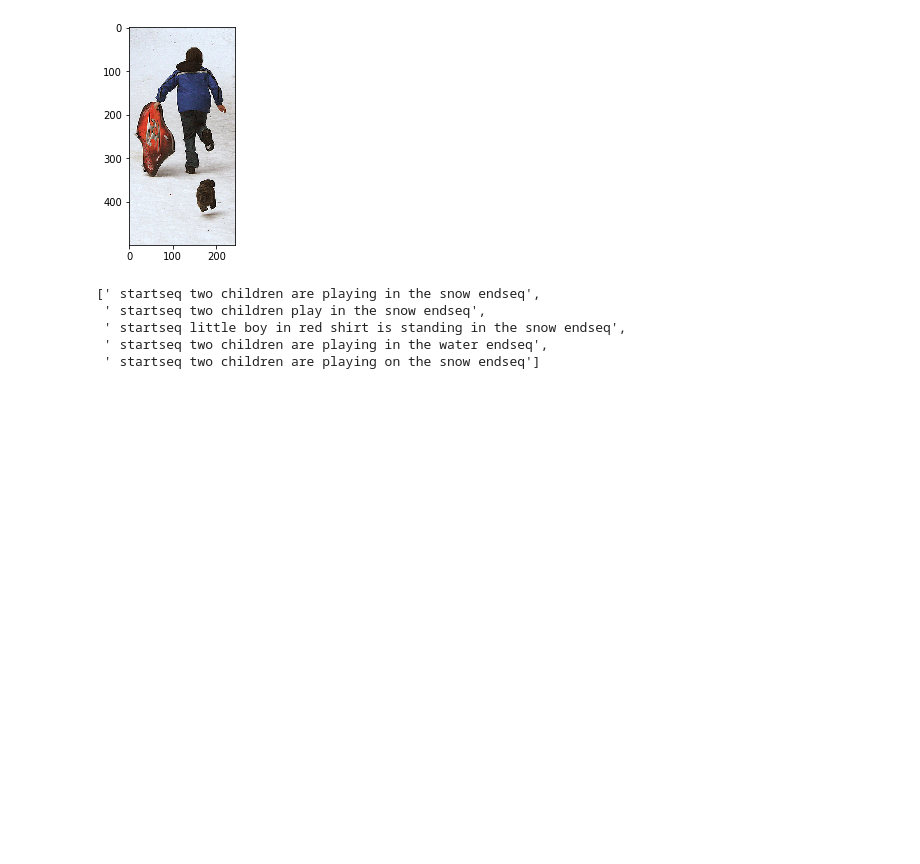
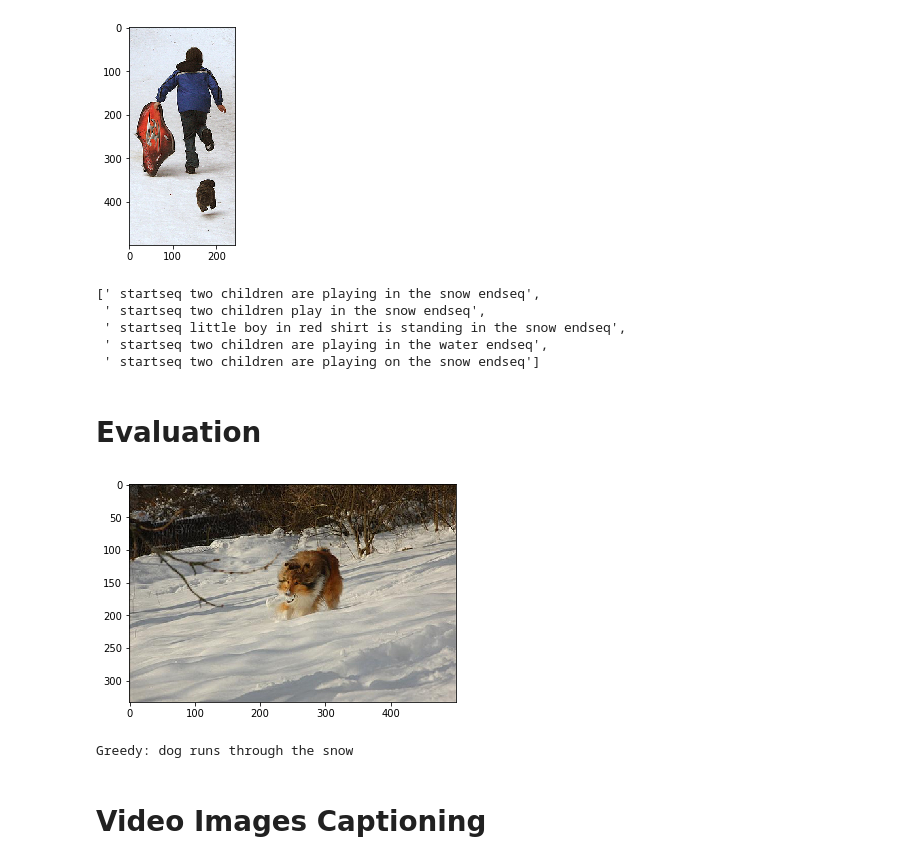
Before and after one commit to duttagoutam/LJMUMasters, a Jupyter notebook: Automatic_Image_Captioning.ipynb, the cells around one changed output. Drawn from its saved outputs; the diff is of its cells as text; code cells hidden in the pictures; blank space fills up the shorter version.

```diff
--- a/Automatic_Image_Captioning.ipynb
+++ b/Automatic_Image_Captioning.ipynb
@@ -822,14 +893,19 @@ run_beam_search(image, model, wordtoix, ixtoword, 3, 32, 1, 5)
  ' startseq little boy in red shirt is standing in the snow endseq',
  ' startseq two children are playing in the water endseq',
  ' startseq two children are playing on the snow endseq']
+# %% [markdown]
+# Evaluation
 # %%
-z=1
+z=0
 pic = list(encoding_test.keys())[z]
 image = encoding_test[pic].reshape((1,2048))
 x=plt.imread(images+pic)
 plt.imshow(x)
 plt.show()
 print("Greedy:",greedySearch(image))
+# %% [output]
+[figure, added]
+Greedy: dog runs through the snow
 # %%
 filepath = 'model-ep{epoch:03d}-loss{loss:.3f}-val_loss{val_loss:.3f}.h5'
 checkpoint = ModelCheckpoint(filepath, monitor='val_loss', verbose=1, save_best_only=True, mode='min')
@@ -840,3 +916,5 @@ model.compile(loss='categorical_crossentropy', optimizer='adam', metrics=['accur
 score, acc = model.evaluate(x_test, y_test, batch_size=batch_size)
 print('Test score:', score)
 print('Test accuracy:', acc)
+# %% [markdown]
+# Video Images Captioning
```
Also changed, not shown: parts of 14 cells of this notebook.
